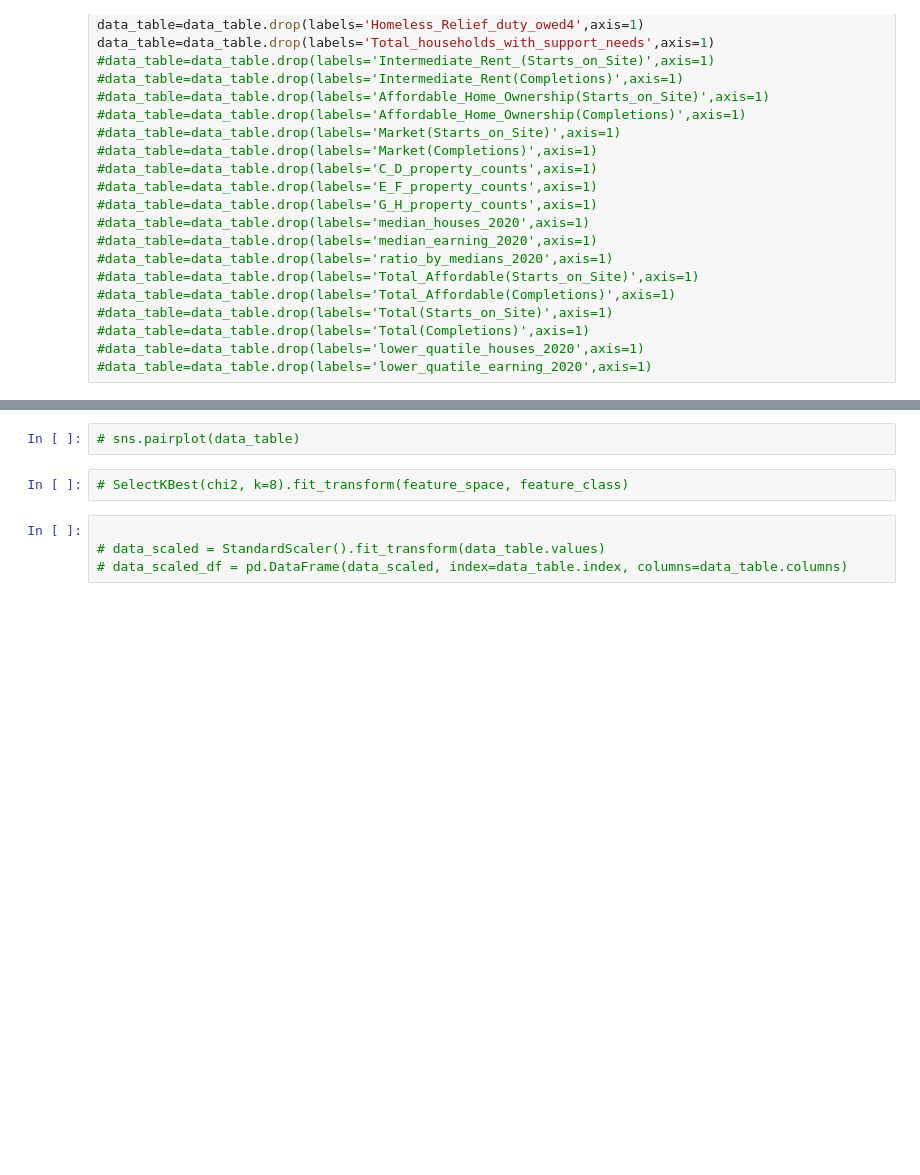
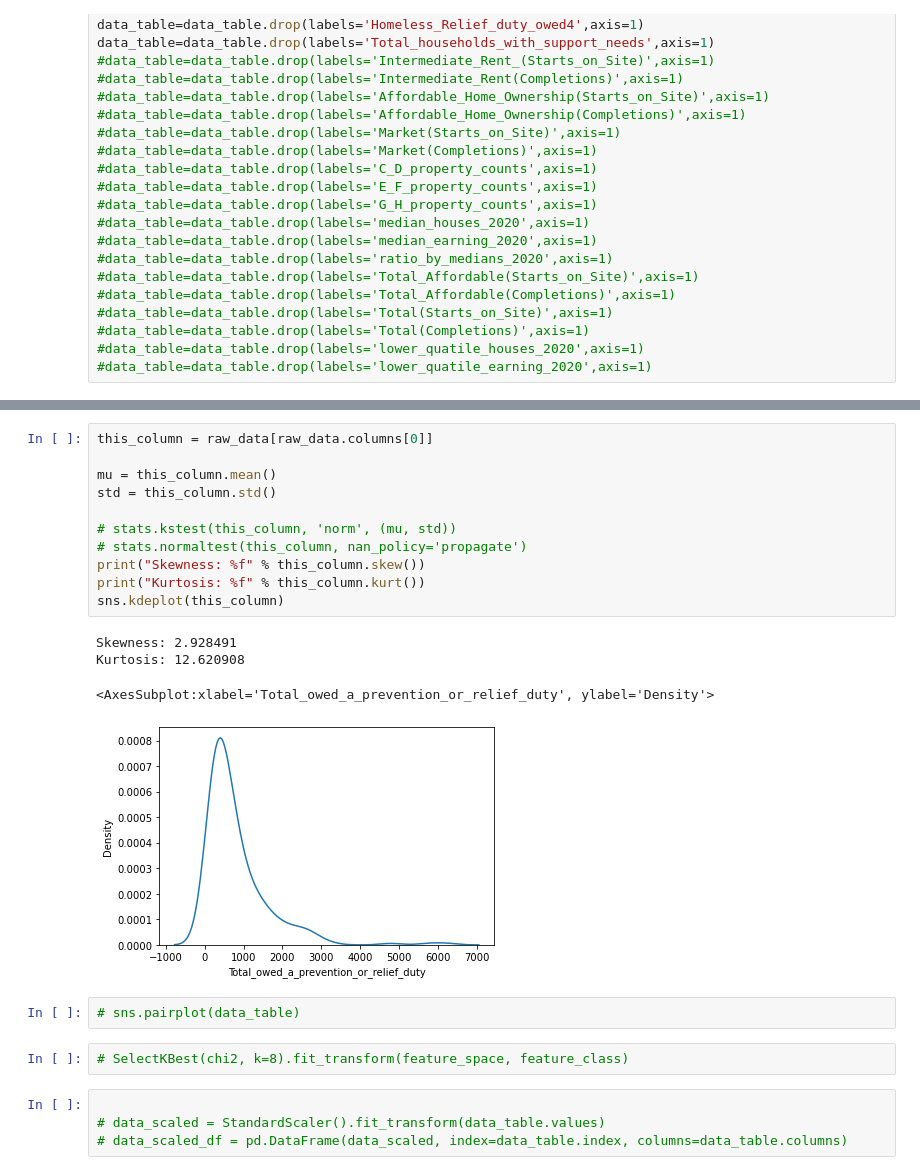
Before and after one commit to SIthodox2286/ADS_year3_project_8, a Jupyter notebook: xgboost_cate.ipynb, the cells around one changed output, grey strips where cells are left out. Cells and saved outputs as stored; diff of their text form; blank space fills up the shorter version.

```diff
--- a/xgboost_cate.ipynb
+++ b/xgboost_cate.ipynb
@@ -99,3 +123,19 @@ Index(['Local', 'Total_owed_a_prevention_or_relief_duty',
+# %%
+this_column = raw_data[raw_data.columns[0]]
+
+mu = this_column.mean()
+std = this_column.std()
+
+# stats.kstest(this_column, 'norm', (mu, std))
+# stats.normaltest(this_column, nan_policy='propagate')
+print("Skewness: %f" % this_column.skew())
+print("Kurtosis: %f" % this_column.kurt())
+sns.kdeplot(this_column)
+# %% [output]
+Skewness: 2.928491
+Kurtosis: 12.620908
+<AxesSubplot:xlabel='Total_owed_a_prevention_or_relief_duty', ylabel='Density'>
+[figure, added]
 # %%
 # sns.pairplot(data_table)
 # %%
```
Also changed, not shown: parts of 24 cells of this notebook.
